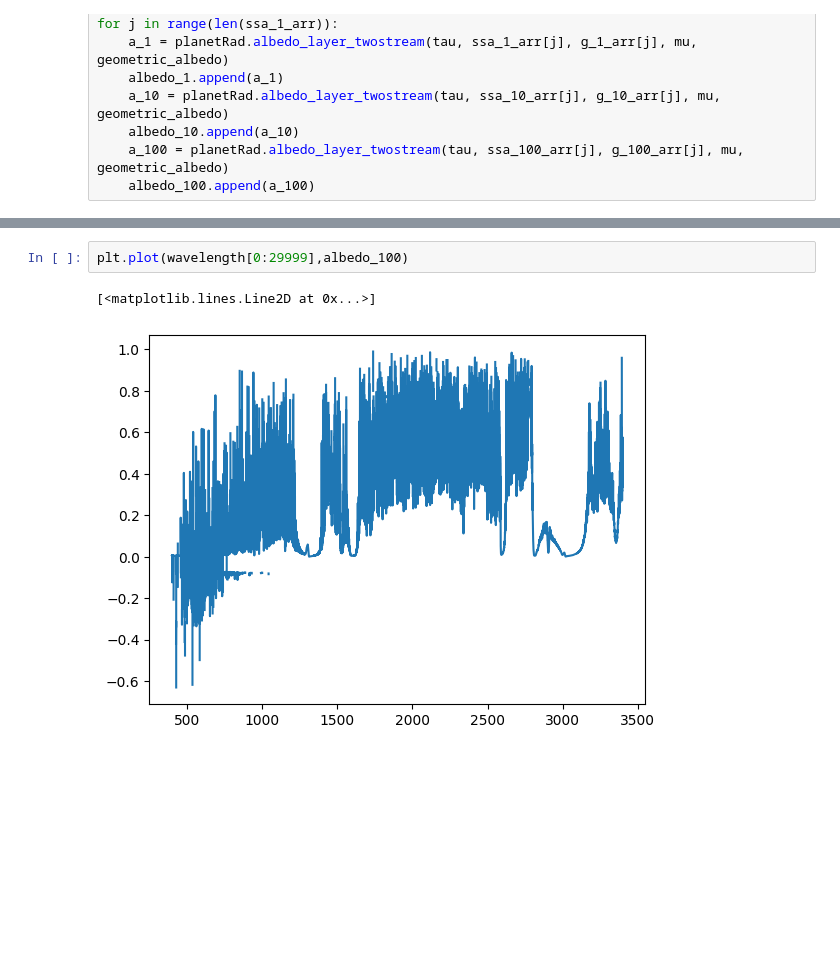
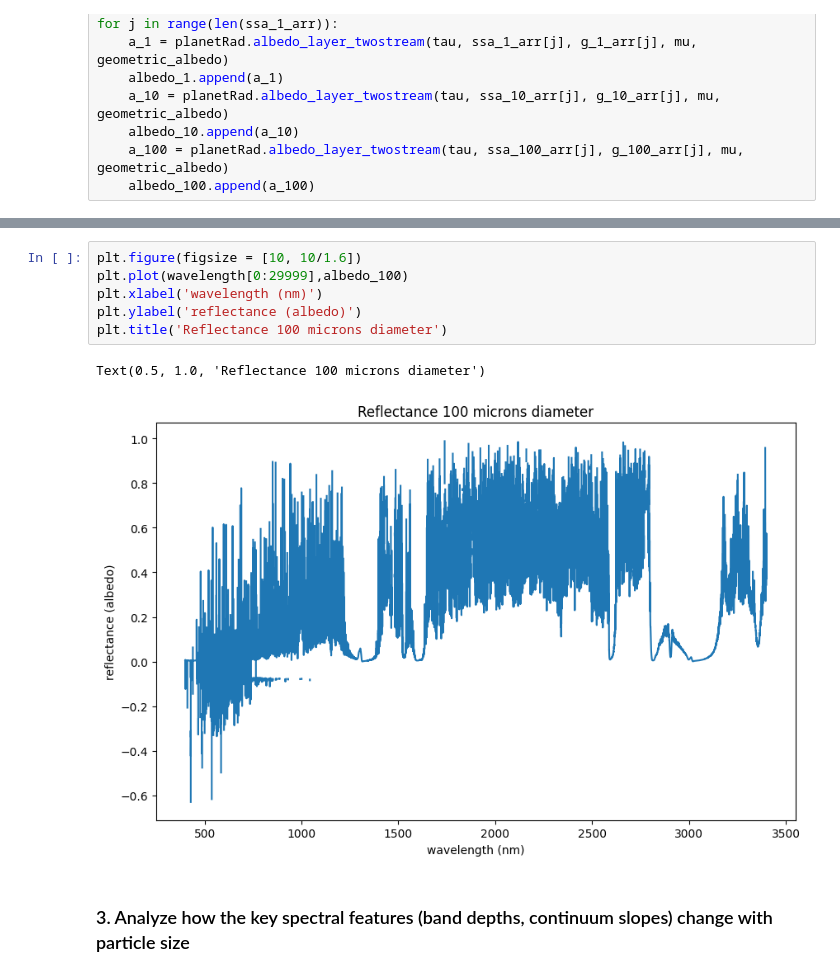
Before and after one commit to MiriCaradonna/planetary_remote_sensing, a Jupyter notebook: src/radiation/hw4_elevation_remotesensing.ipynb, the cells around one changed output, grey strips where cells are left out. Saved outputs shown, nothing was run; the diff lists cells and outputs as text; blank space fills up the shorter version.

```diff
--- a/src/radiation/hw4_elevation_remotesensing.ipynb
+++ b/src/radiation/hw4_elevation_remotesensing.ipynb
@@ -379,5 +469,11 @@ plt.plot(wavelength[0:29999],albedo_10)
 # %%
+plt.figure(figsize = [10, 10/1.6])
 plt.plot(wavelength[0:29999],albedo_100)
+plt.xlabel('wavelength (nm)')
+plt.ylabel('reflectance (albedo)')
+plt.title('Reflectance 100 microns diameter')
 # %% [output]
-[<matplotlib.lines.Line2D at 0x...>]
+Text(0.5, 1.0, 'Reflectance 100 microns diameter')
-[figure, old version]
+[figure, new version]
+# %% [markdown]
+### 3. Analyze how the key spectral features (band depths, continuum slopes) change with particle size
```
Also changed, not shown: parts of 22 cells of this notebook.
